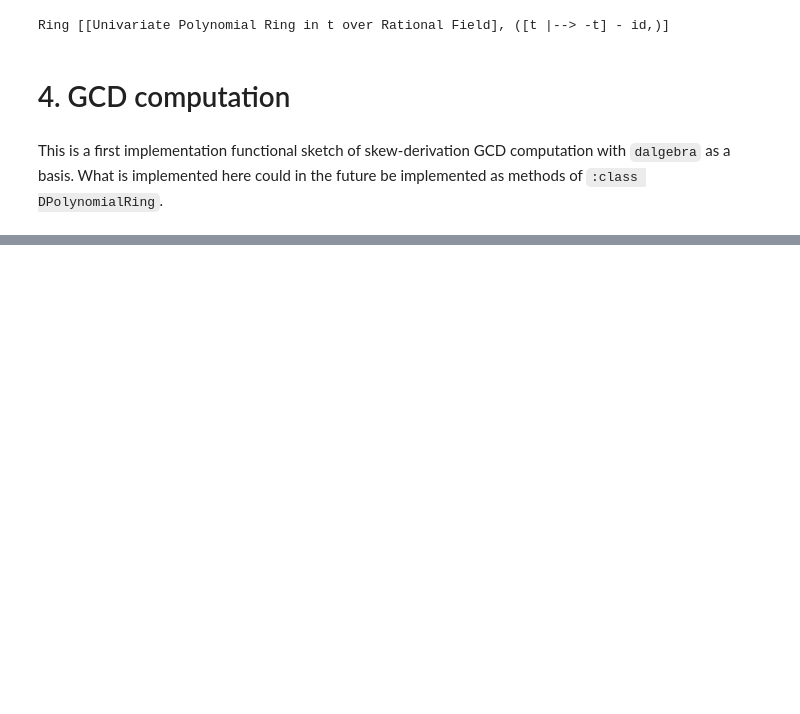
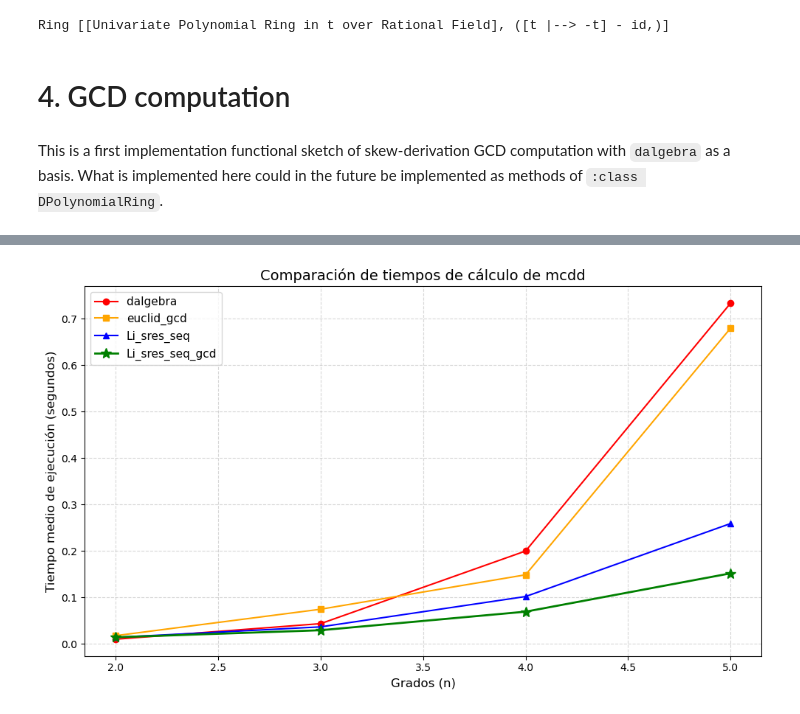
Before and after one commit to MarcosCH04/dalgebra_ore, a Jupyter notebook: notebooks/GCDs.ipynb, the cells around one changed output, grey strips where cells are left out. Cells and saved outputs as stored; diff of their text form; code cells hidden in the pictures; blank space fills up the shorter version.

```diff
--- a/notebooks/GCDs.ipynb
+++ b/notebooks/GCDs.ipynb
@@ -926,0 +1217,85 @@ print(times_li_gcd)
+# %%
+import time
+import random
+import matplotlib.pyplot as plt
+
+# --- TEST RING ------
+R.<t> = QQ[]
+s = R.Hom(R)([t^2]) # Now a non trivial sigma.
+td = R.derivation_module(twist=s)(1)
+tR = DRing(R, td, types=["skew"])
+t = tR.gens()[0]
+O.<y> = DPolynomialRing(tR)
+gen = O.gens()[0] # Assuming single skew.
+
+# --- CONFIGURATION ---
+max_degree = 10        # The maximum degree n to test up to
+iterations = 5        # How many random pairs to average per degree
+# -------------------
+
+degrees = list(range(2, max_degree + 1))
+times_dalgebra = []
+times_euclid = []
+times_li_seq = []
+times_li_gcd = []
+
+print(f"Starting benchmark up to degree {max_degree}...")
+
+for n in degrees:
+    t_dal, t_euc, t_li_s, t_li_g = 0, 0, 0, 0
+
+    for _ in range(iterations):
+        # Generate dense random polynomials of degree n and n-1
+        p = sum([R.random_element(5) * gen[i] for i in range(n + 1)])
+        q = sum([R.random_element(5) * gen[i] for i in range(n)])
+
+        # 1. dalgebra
+        start = time.perf_counter()
+        seq_dal = O.sylvester_subresultant_sequence(p, q)
+        # Extract the lowest degree non-zero element (the GCD)
+        gcd_dal = next(s for s in seq_dal if not s.is_zero())
+        t_dal += time.perf_counter() - start
+
+        # 2. Naive Euclid
+        start = time.perf_counter()
+        gcd_euc = gcd_euclid(p, q, s)
+        t_euc += time.perf_counter() - start
+
+        # 3. Li Subresultant Sequence
+        start = time.perf_counter()
+        seq_li = Li_sres_seq(p, q, s)
+        # Extract the lowest index
+        gcd_li_seq = seq_li[min(seq_li.keys())]
+        t_li_s += time.perf_counter() - start
+
+        # 4. Li Subresultant GCD
+        start = time.perf_counter()
+        gcd_li_fast = Li_sres_seq_gcd(p, q, s)
+        t_li_g += time.perf_counter() - start
+
+    # Average the times and store
+    times_dalgebra.append(t_dal / iterations)
+    times_euclid.append(t_euc / iterations)
+    times_li_seq.append(t_li_s / iterations)
+    times_li_gcd.append(t_li_g / iterations)
+
+    print(f"Degree {n} completed.")
+
+# --- PLOTTING ---
+plt.figure(figsize=(10, 6))
+
+plt.plot(degrees, times_dalgebra, marker='o', color='red', label='dalgebra ')
+plt.plot(degrees, times_euclid, marker='s', color='orange', label='euclid_gcd')
+plt.plot(degrees, times_li_seq, marker='^', color='blue', label='Li_sres_seq')
+plt.plot(degrees, times_li_gcd, marker='*', color='green', linewidth=2, markersize=10, label='Li_sres_seq_gcd')
+
+plt.title('Comparación de tiempos de cálculo de mcdd', fontsize=14)
+plt.xlabel('Grados (n)', fontsize=12)
+plt.ylabel('Tiempo medio de ejecución (segundos)', fontsize=12)
+#plt.yscale('log') # Log scale is highly recommended due to matrix explosion
+plt.grid(True, which="both", ls="--", alpha=0.5)
+plt.legend(fontsize=11)
+plt.tight_layout()
+
+plt.show()
+# %% [output]
@@ -926,0 +1307 @@ print(times_li_gcd)
+[figure, added]
```
Also changed, not shown: parts of 36 cells of this notebook.
